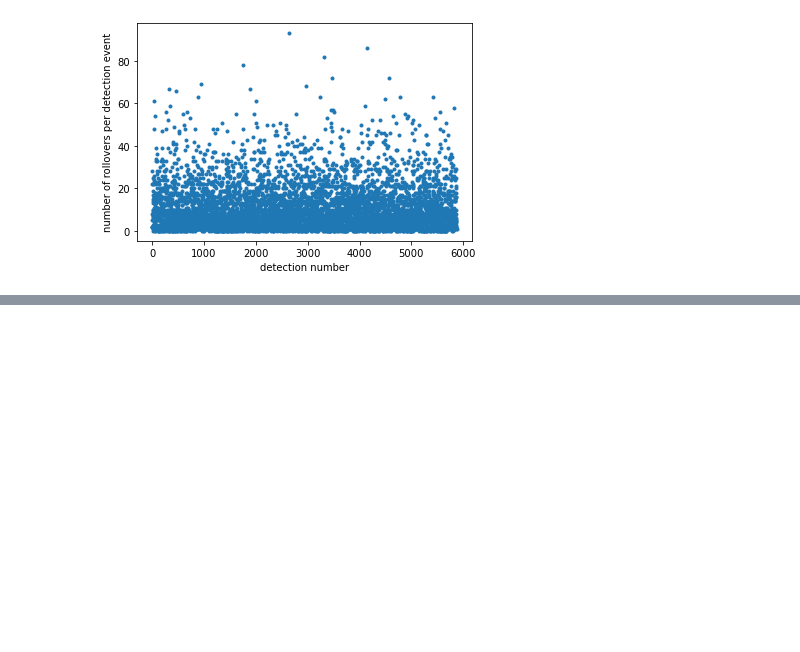
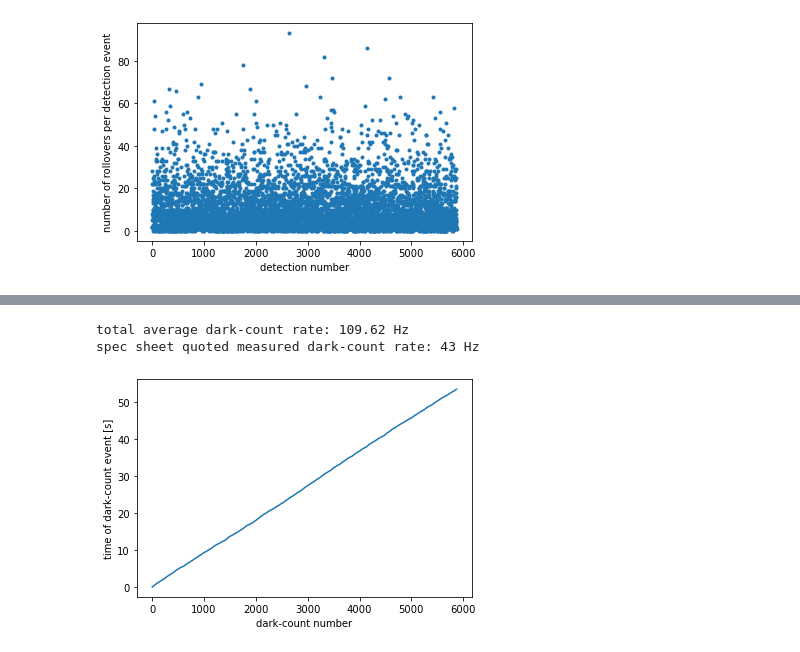
Before and after one commit to gkirchhoff32/ARSENL_backscatter_experiments, a Jupyter notebook: scripts/spcm_dark_counts/spcm_dcount_analysis.ipynb, the cells around one changed output, grey strips where cells are left out. Cells and saved outputs as stored; diff of their text form; code cells hidden in the pictures; blank space fills up the shorter version.

```diff
--- a/scripts/spcm_dark_counts/spcm_dcount_analysis.ipynb
+++ b/scripts/spcm_dark_counts/spcm_dcount_analysis.ipynb
@@ -126,0 +127,13 @@ plt.show()
+# %%
+avg_dcount_rate = 1/(dcount_global_time[-1]/len(dcount_global_time))
+print('total average dark-count rate: {:.2f} Hz'.format(avg_dcount_rate))
+print('spec sheet quoted measured dark-count rate: {} Hz'.format(spec_dcr[0]))
+
+plt.plot(dcount_global_time)
+plt.xlabel('dark-count number')
+plt.ylabel('time of dark-count event [s]')
+plt.show()
+# %% [output]
+total average dark-count rate: 109.62 Hz
+spec sheet quoted measured dark-count rate: 43 Hz
+[figure, added]
```
Also changed, not shown: parts of 12 cells of this notebook.
